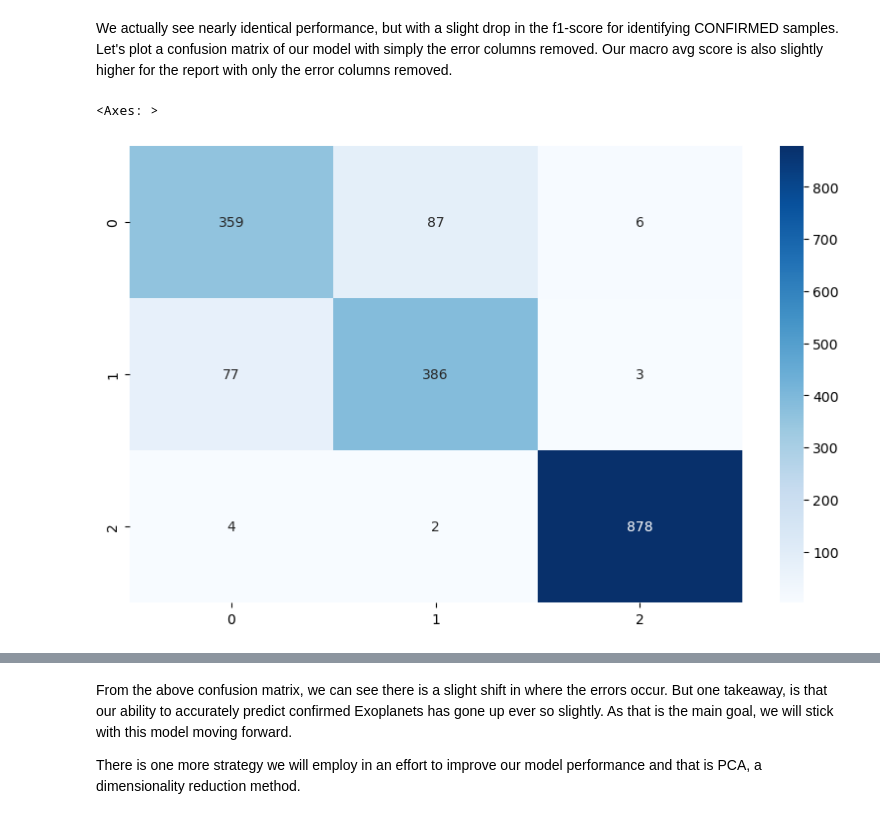
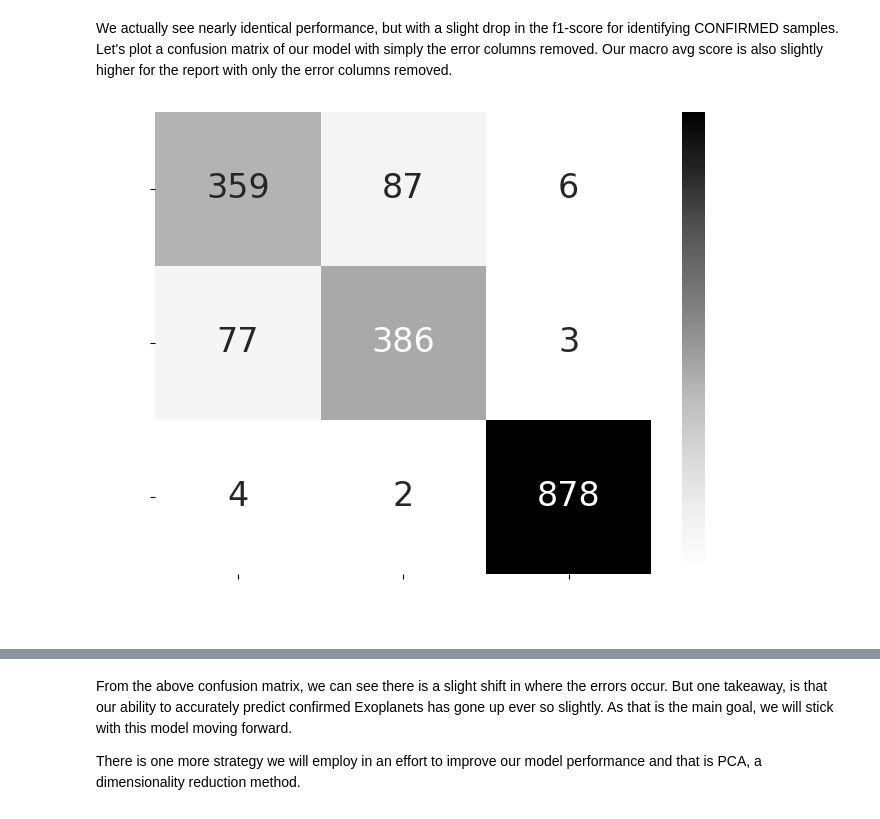
Before and after one commit to adrianveen/lhl_final_project, a Jupyter notebook: notebooks/preprocessing.ipynb, the cells around one changed output, grey strips where cells are left out. Saved outputs shown, nothing was run; the diff lists cells and outputs as text; code cells hidden in the pictures.

```diff
--- a/notebooks/preprocessing.ipynb
+++ b/notebooks/preprocessing.ipynb
@@ -1281,16 +1281,33 @@ weighted avg       0.90      0.90      0.90      1802
 weighted avg       0.90      0.90      0.90      1802
 # %% [markdown]
 We actually see nearly identical performance, but with a slight drop in the f1-score for identifying CONFIRMED samples. Let's plot a confusion matrix of our model with simply the error columns removed. Our macro avg score is also slightly higher for the report with only the error columns removed.
-# %%
-#rerun the model with the original data with only errors removed
-xgbc.fit(X_train_no_err, y_train_no_err)
-
-#confusion matrix with original data with only errors removed
-cm = confusion_matrix(y_test_no_err, xgbc.predict(X_test_no_err))
-
-#plot the confusion matrix
-plt.figure(figsize=(10, 6))
-sns.heatmap(cm, annot=True, cmap='Blues', fmt='g')
-# %% [output]
-<Axes: >
-[figure, removed]
+# %%
+# Plotting the confusion matrix
+plt.figure(figsize=(8, 6), facecolor='none')  # Set facecolor to none for transparency
+cm = confusion_matrix(y_test_no_err, xgbc.predict(X_test_no_err))
+
+# Custom labels for the classes
+class_labels = ['CANDIDATE', 'CONFIRMED', 'FALSE POSITIVE']
+
+# Create the heatmap with larger annotations
+heatmap = sns.heatmap(cm, annot=True, cmap='Greys', fmt='g',
+                      vmin=np.min(cm), vmax=np.max(cm),
+                      xticklabels=class_labels, yticklabels=class_labels,
+                      annot_kws={'size': 24})  # Increase the size here for annotations
+
+# Setting axis labels, tick marks, and title to white and larger font
+plt.ylabel('True label', color='white', fontsize=12)
+plt.xlabel('Predicted label', color='white', fontsize=12)
+plt.xticks(color='white', fontsize=14)  # Increase font size for x-ticks
+plt.yticks(color='white', fontsize=14)  # Increase font size for y-ticks
+
+# Change the color and font size of the colorbar labels
+colorbar = heatmap.collections[0].colorbar
+colorbar.ax.yaxis.set_tick_params(color='white')
+plt.setp(plt.getp(colorbar.ax.axes, 'yticklabels'), color='white', fontsize=14)
+
+# Save the plot with a transparent background and white, larger axis labels
+plt.savefig('confusion_matrix.png', bbox_inches='tight', transparent=True, facecolor='none')
+plt.show()
+# %% [output]
+[figure, added]
```
Also changed, not shown: parts of 3 cells of this notebook, 3 other files.
